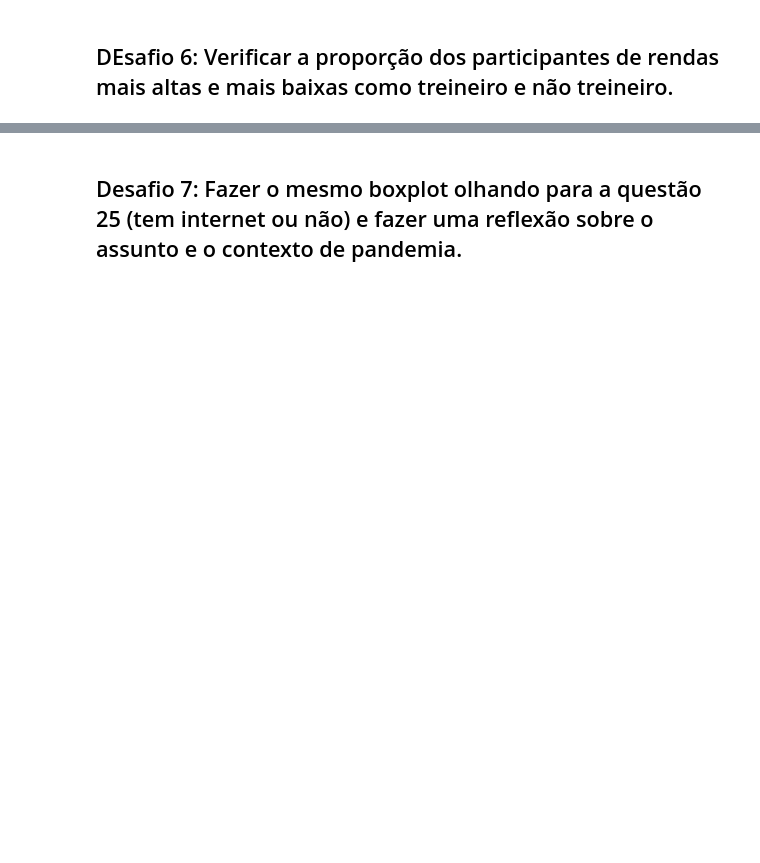
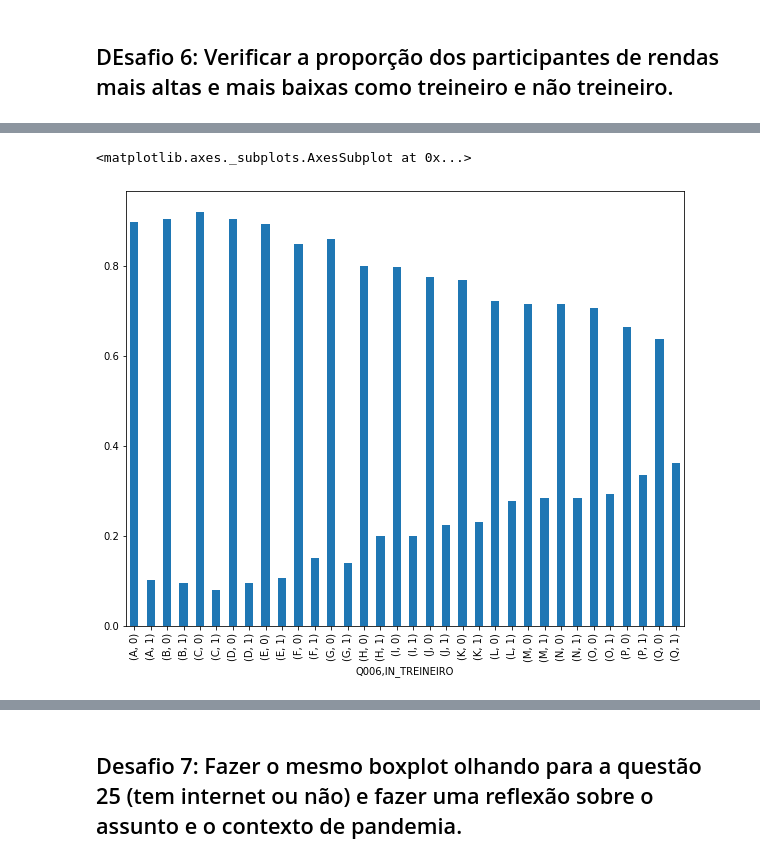
Before and after one commit to gavieira/imersao-dados-2-2020, a Jupyter notebook: Aula02.ipynb, the cells around one changed output, grey strips where cells are left out. Drawn from its saved outputs; the diff is of its cells as text; code cells hidden in the pictures; blank space fills up the shorter version.

```diff
--- a/Aula02.ipynb
+++ b/Aula02.ipynb
@@ -194,0 +404,5 @@ def plot_seaborn_boxplot():
+# %%
+dados.groupby("Q006")["IN_TREINEIRO"].value_counts(normalize=True).plot.bar(figsize=(10,8))
+# %% [output]
+<matplotlib.axes._subplots.AxesSubplot at 0x...>
+[figure, added]
```
Also changed, not shown: parts of 36 cells of this notebook.
